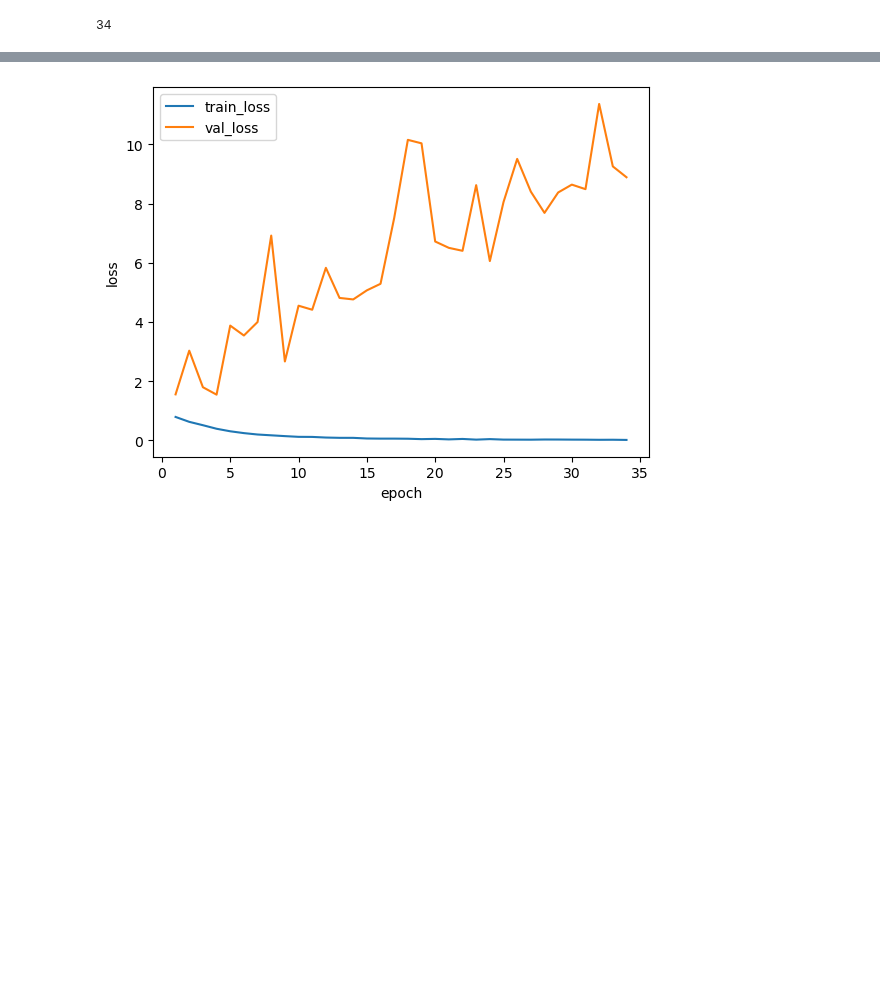
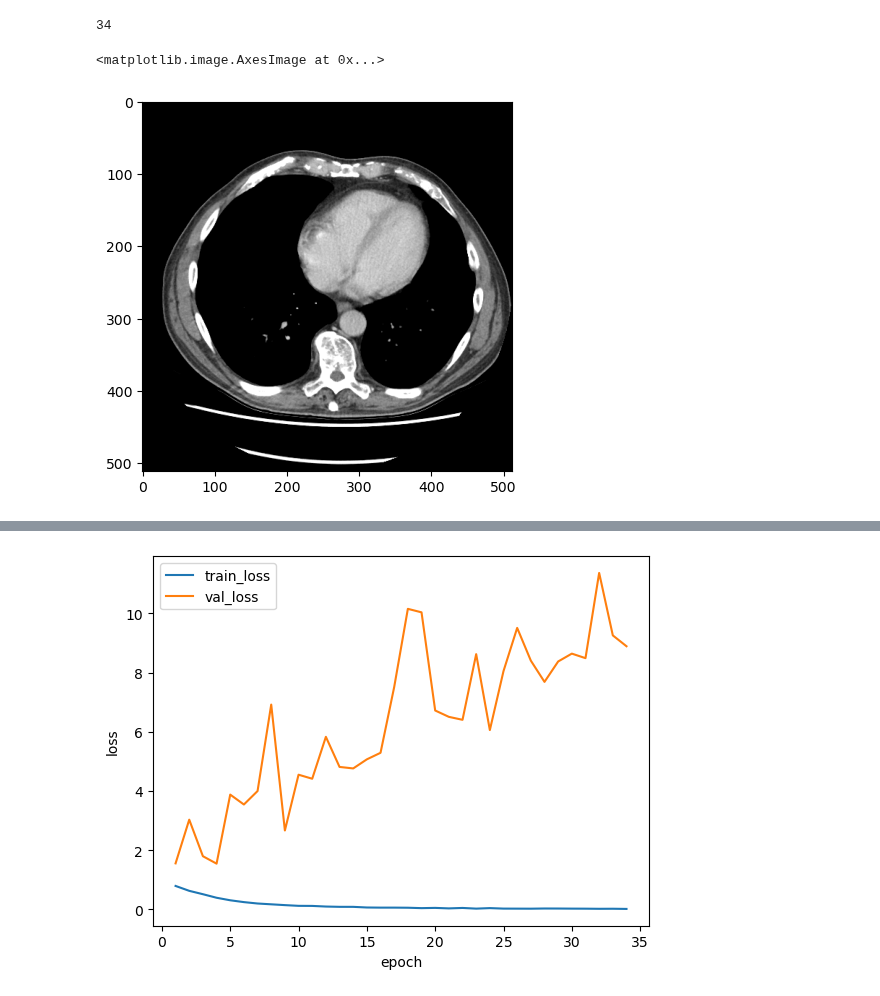
Before and after one commit to BaconDavid/CRLM_Internship_Project, a Jupyter notebook: Jupyter_Test/Model_Stuff.ipynb, the cells around one changed output, grey strips where cells are left out. Drawn from its saved outputs; the diff is of its cells as text; code cells hidden in the pictures; blank space fills up the shorter version.

```diff
--- a/Jupyter_Test/Model_Stuff.ipynb
+++ b/Jupyter_Test/Model_Stuff.ipynb
@@ -179,3 +179,14 @@ val_loss = []
 
 for i in range(1,35):
     val_loss.append(float(val_loss_raw[i-1][0:-1]))
+# %%
+import skimage
+img_dicom = skimage.io.imread('../0.png')
+img_nifiti = skimage.io.imread('../Study_0_Slice_75.png')
+img_nifiti = np.rot90(img_nifiti,3)
+img_nifiti = np.flip(img_nifiti,(0,1))
+# %%
+plt.imshow(img_nifiti[:,:,0],cmap='gray')
+# %% [output]
+<matplotlib.image.AxesImage at 0x...>
+[figure, added]
```
Also changed, not shown: parts of 6 cells of this notebook, 7 other files.
